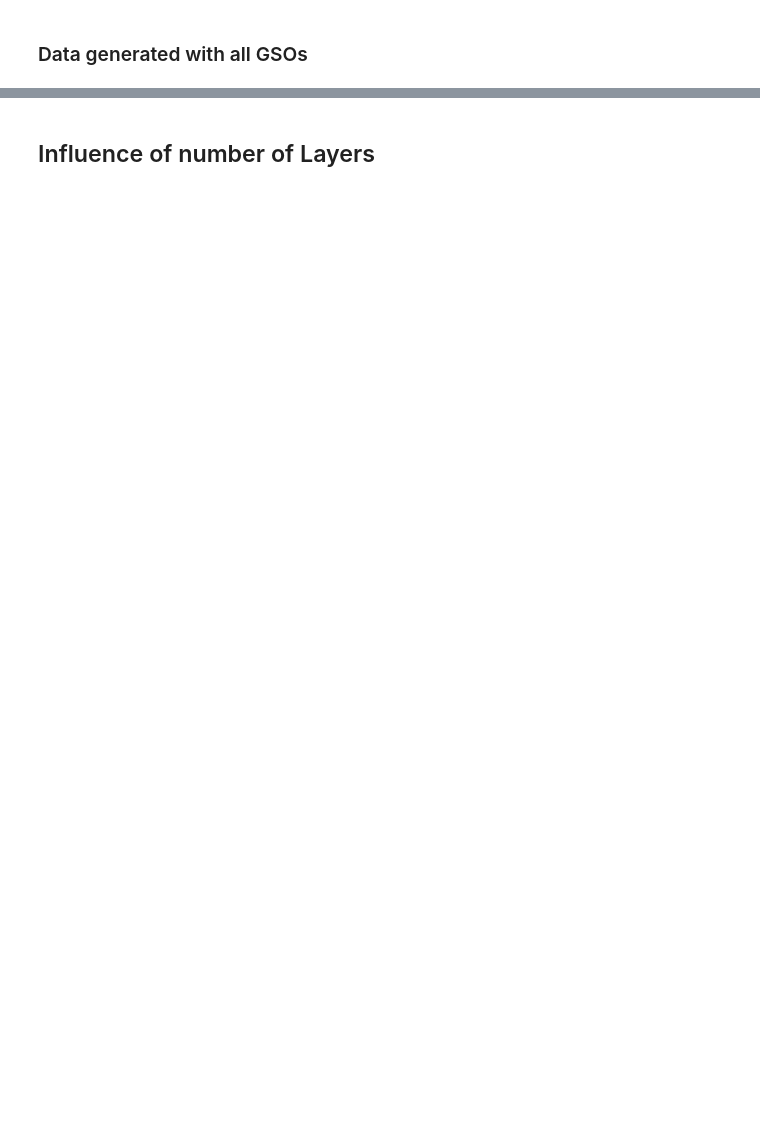
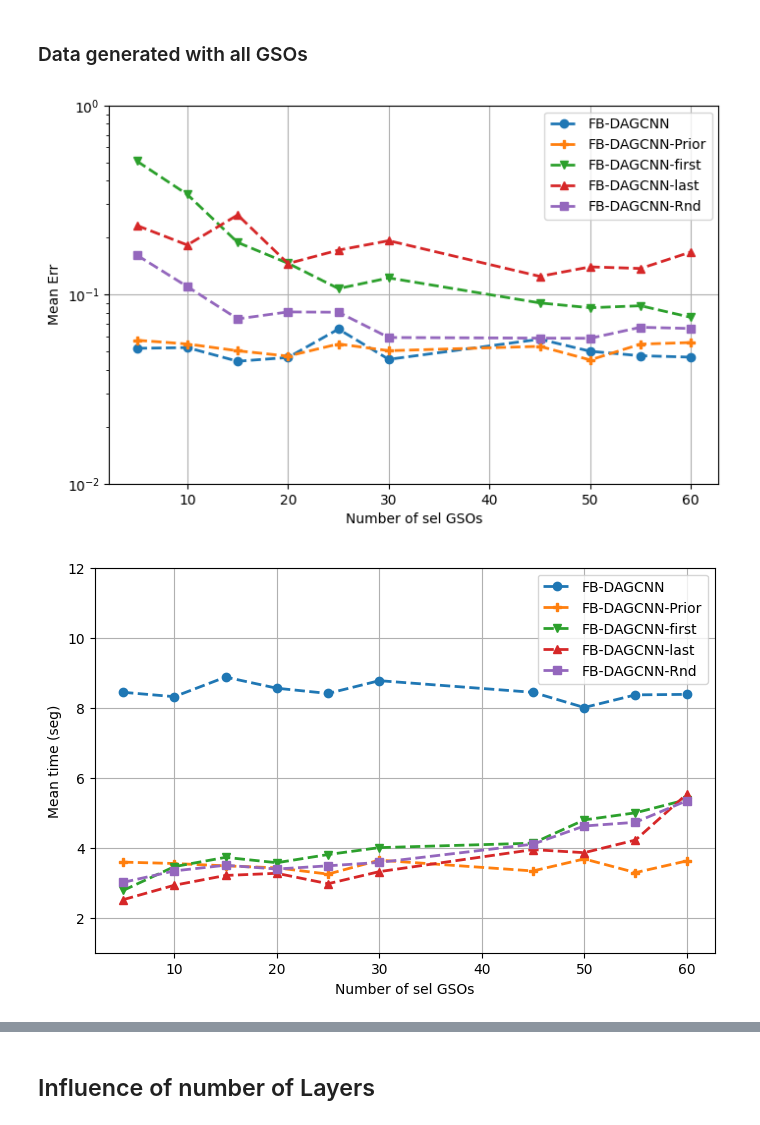
Before and after one commit to reysam93/dag_conv_nn, a Jupyter notebook: diffusion_learning.ipynb, the cells around one changed output, grey strips where cells are left out. Saved outputs shown, nothing was run; the diff lists cells and outputs as text; code cells hidden in the pictures; blank space fills up the shorter version.

```diff
--- a/diffusion_learning.ipynb
+++ b/diffusion_learning.ipynb
@@ -457,14 +468,25 @@ err, std, times = influence_selected_gsp_exp(data_rnd_gsos, default_arch_p, defa
 # %%
 if SAVE:
     file_name = PATH + f'sel_gso_inf-from_all_gso-{data_p["src_t"]}'
     np.savez(file_name, err=err, std=std, times=times, exp=Exps, xvals=N_GSOs)
     print('SAVED FILE:', file_name)
 
 mean_err = err.mean(axis=0)
 mean_time = times.mean(axis=0)
 med_err = np.median(err, axis=0)
 med_time = np.median(times, axis=0)
 legend = [exp['leg'] for exp in Exps]
-utils.plot_results(med_err, N_GSOs, Exps, 'Number of sel GSOs', n_cols=2)
-utils.plot_results(med_time, N_GSOs, Exps, 'Number of sel GSOs', ylabel='Mean time (seg)', n_cols=2,
+
+# Selected
+skip = [0, 1, 2]
+utils.plot_results(mean_err, N_GSOs, Exps, 'Number of sel GSOs', n_cols=1, skip_idx=skip)
+utils.plot_results(mean_time, N_GSOs, Exps, 'Number of sel GSOs', ylabel='Mean time (seg)', n_cols=1,
+                   logy=False, ylim_bottom=1, ylim_top=12, skip_idx=skip)
+
+# All
+utils.plot_results(mean_err, N_GSOs, Exps, 'Number of sel GSOs', n_cols=2)
+utils.plot_results(mean_time, N_GSOs, Exps, 'Number of sel GSOs', ylabel='Mean time (seg)', n_cols=2,
                    logy=False, ylim_bottom=1, ylim_top=12)
+# %% [output]
+[figure, added]
+[figure, added]
```
Also changed, not shown: parts of 9 cells of this notebook.
